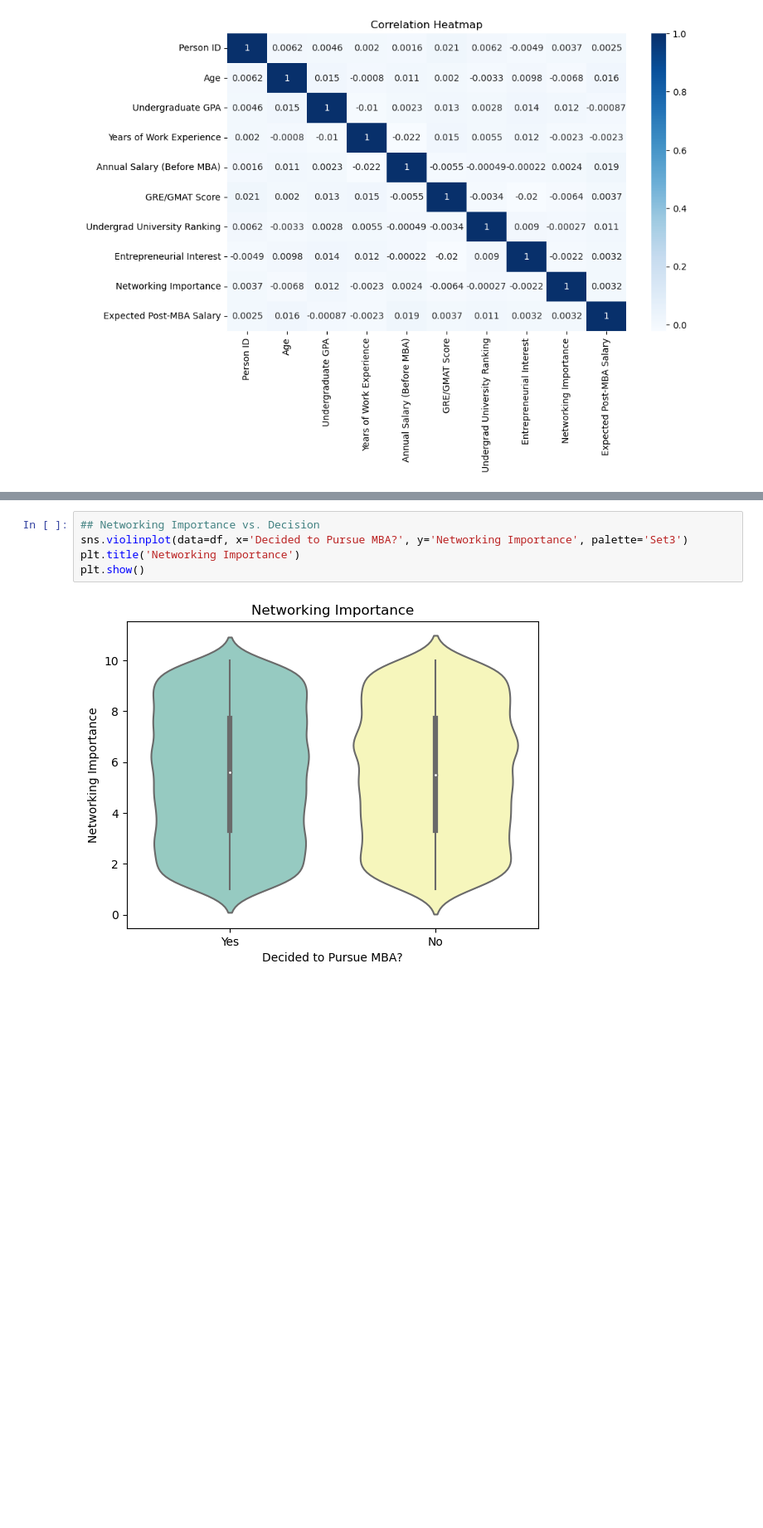
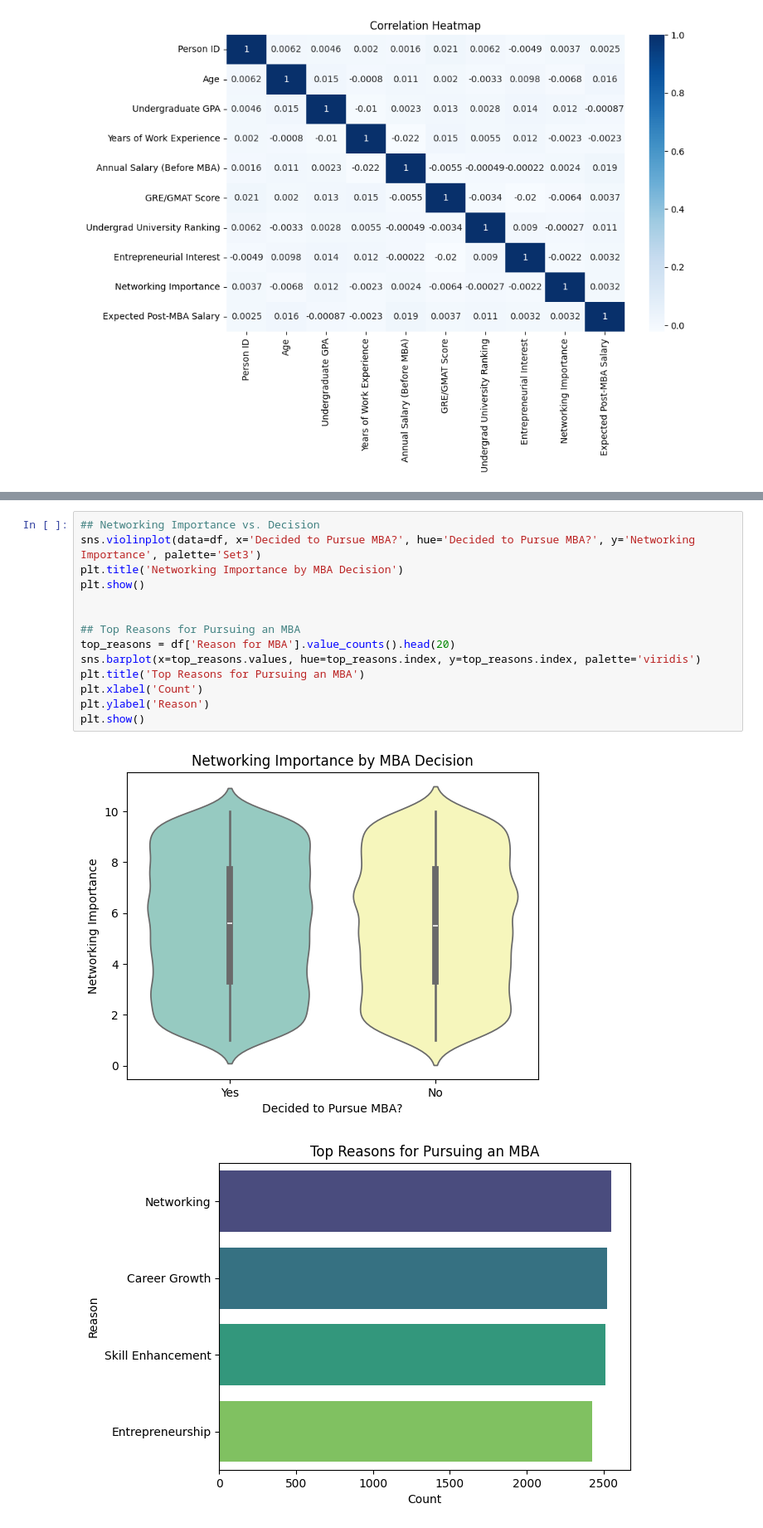
Before and after one commit to Fabian-lewis/MBA-Model, a Jupyter notebook: MBA DECISION ASSIGMENT WEEK 2.ipynb, the cells around one changed output, grey strips where cells are left out. Shown at 83% size. Saved outputs shown, nothing was run; the diff lists cells and outputs as text; blank space fills up the shorter version.

```diff
--- a/MBA DECISION ASSIGMENT WEEK 2.ipynb
+++ b/MBA DECISION ASSIGMENT WEEK 2.ipynb
@@ -171,10 +171,20 @@ plt.show()
 # %%
 ## Networking Importance vs. Decision
-sns.violinplot(data=df, x='Decided to Pursue MBA?', y='Networking Importance', palette='Set3')
-plt.title('Networking Importance')
+sns.violinplot(data=df, x='Decided to Pursue MBA?', hue='Decided to Pursue MBA?', y='Networking Importance', palette='Set3')
+plt.title('Networking Importance by MBA Decision')
 plt.show()
+
+
+## Top Reasons for Pursuing an MBA
+top_reasons = df['Reason for MBA'].value_counts().head(20)
+sns.barplot(x=top_reasons.values, hue=top_reasons.index, y=top_reasons.index, palette='viridis')
+plt.title('Top Reasons for Pursuing an MBA')
+plt.xlabel('Count')
+plt.ylabel('Reason')
+plt.show()
 # %% [output]
-[figure, old version]
+[figure, new version]
+[figure, added]
 # %%
 ## MBA Funding Source vs MBA decision
 sns.countplot(data=df, x='MBA Funding Source', hue='Decided to Pursue MBA?',palette='pastel')
```
Also changed, not shown: parts of 15 cells of this notebook.
